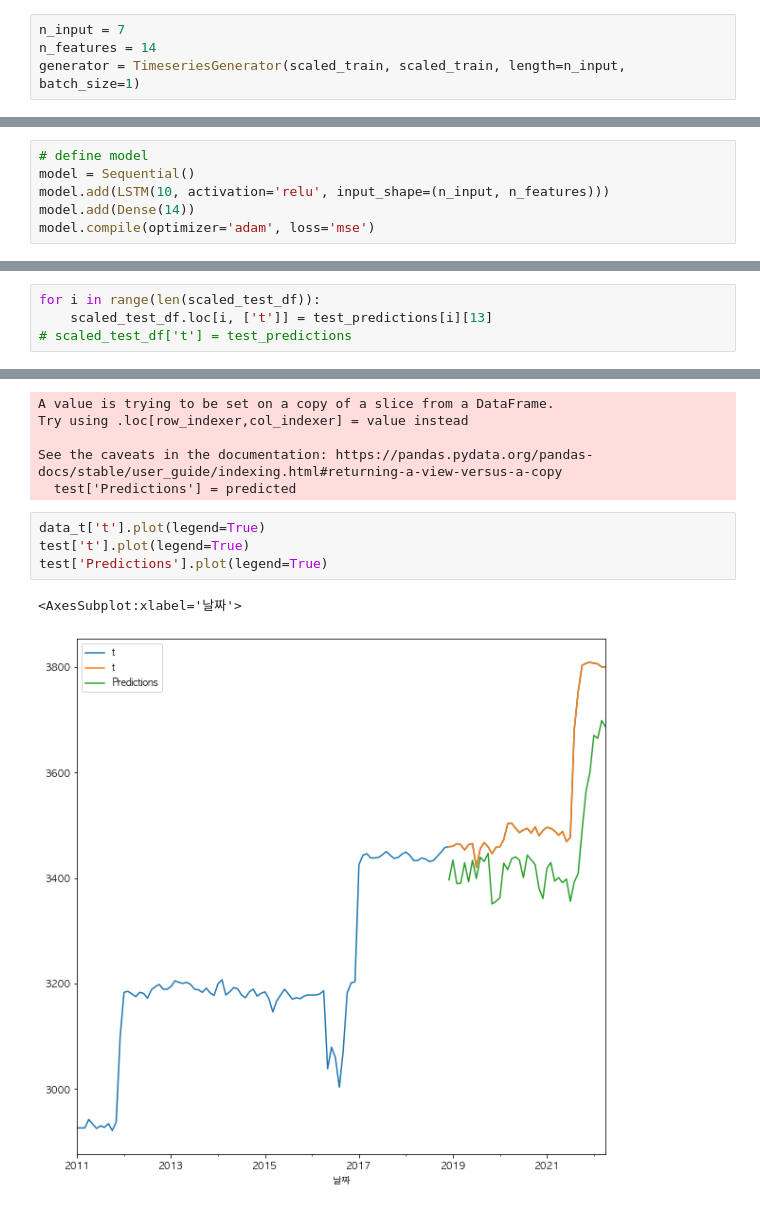
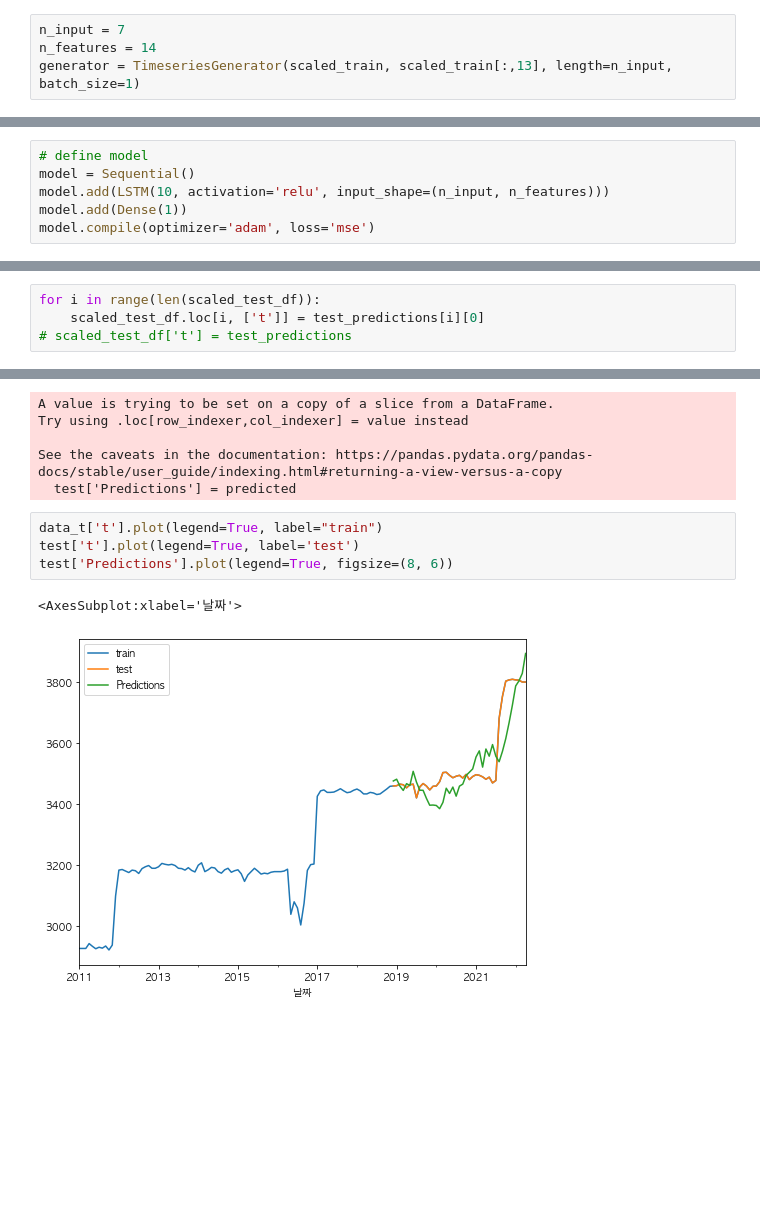
Before and after one commit to yongjunism/BobBit, a Jupyter notebook: modeling/ramyun/modeling.ipynb, the cells around one changed output, grey strips where cells are left out. Saved outputs shown, nothing was run; the diff lists cells and outputs as text; blank space fills up the shorter version.

Commit message:
modeling summarize

```diff
--- a/modeling/ramyun/modeling.ipynb
+++ b/modeling/ramyun/modeling.ipynb
@@ -1713,7 +1744,7 @@ array([[1.        , 0.21504635, 0.65150977, ..., 1.        , 0.53155958,
 # %%
 n_input = 7
 n_features = 14
-generator = TimeseriesGenerator(scaled_train, scaled_train, length=n_input, batch_size=1)
+generator = TimeseriesGenerator(scaled_train, scaled_train[:,13], length=n_input, batch_size=1)
 # %%
 X,y = generator[0]
 # %%
@@ -1724,6 +1755,6 @@ from keras.layers import LSTM
 # define model
 model = Sequential()
 model.add(LSTM(10, activation='relu', input_shape=(n_input, n_features)))
-model.add(Dense(14))
+model.add(Dense(1))
 model.compile(optimizer='adam', loss='mse')
 # %% [output]
@@ -1779,5 +1808,5 @@ scaled_test_df = pd.DataFrame(scaled_test)
 scaled_test_df.columns = data_t.columns
 # %%
 for i in range(len(scaled_test_df)):
-    scaled_test_df.loc[i, ['t']] = test_predictions[i][13]
+    scaled_test_df.loc[i, ['t']] = test_predictions[i][0]
 # scaled_test_df['t'] = test_predictions
@@ -1796,12 +1845,12 @@ Try using .loc[row_indexer,col_indexer] = value instead
 See the caveats in the documentation: https://pandas.pydata.org/pandas-docs/stable/user_guide/indexing.html#returning-a-view-versus-a-copy
   test['Predictions'] = predicted
 # %%
-data_t['t'].plot(legend=True)
-test['t'].plot(legend=True)
-test['Predictions'].plot(legend=True)
+data_t['t'].plot(legend=True, label="train")
+test['t'].plot(legend=True, label='test')
+test['Predictions'].plot(legend=True, figsize=(8, 6))
 # %% [output]
 <AxesSubplot:xlabel='날짜'>
-[figure, old version]
+[figure, new version]
 # %%
 print(mean_absolute_percentage_error(test['t'], test['Predictions']))
 print(mean_squared_error(test['t'], test['Predictions'])**(0.5))
```
Also changed, not shown: parts of 53 cells of this notebook, 9 other files.
